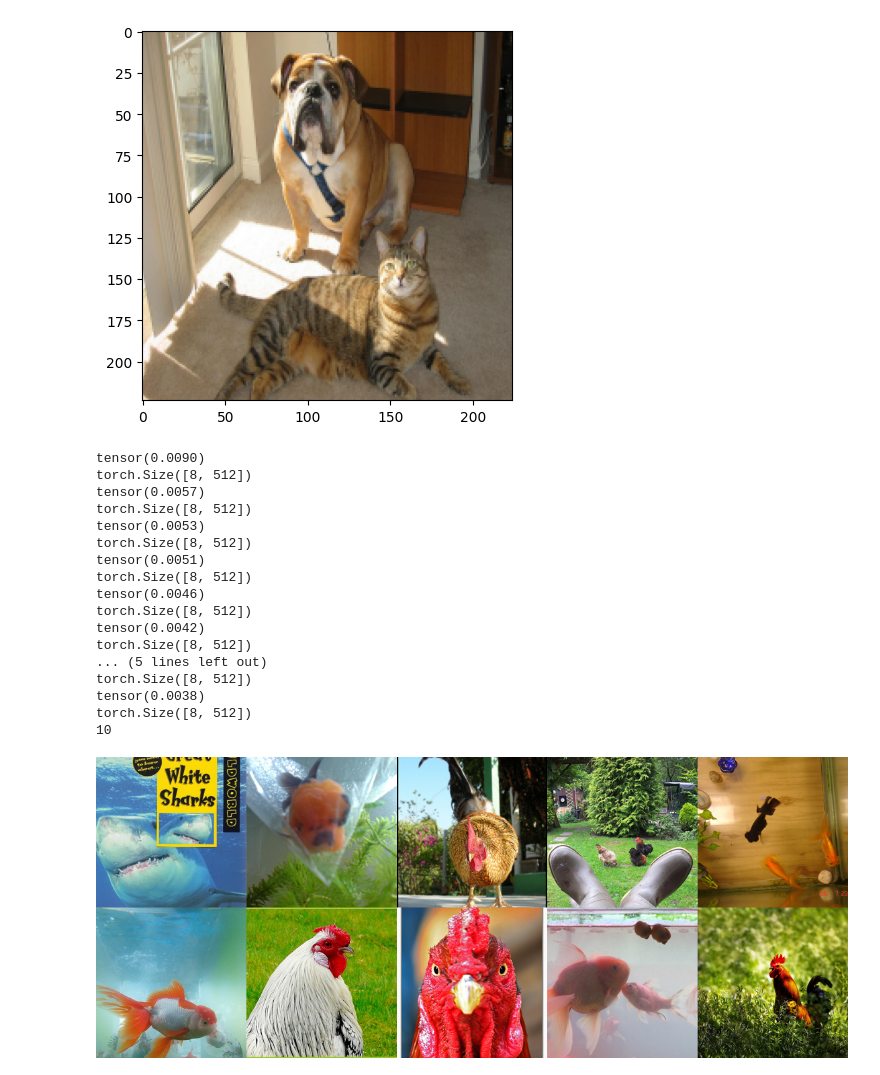
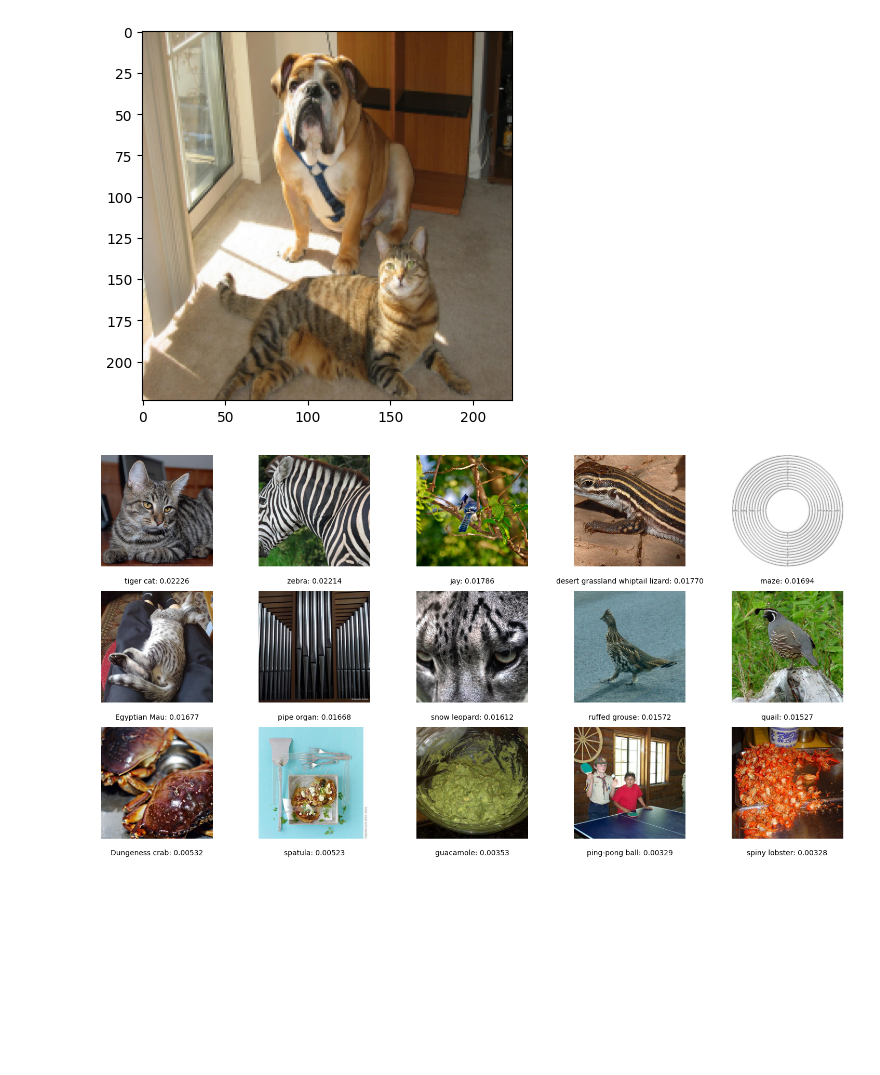
Before and after one commit to vstrozzi/MT2024, a Jupyter notebook: nns.ipynb, the cells around one changed output. Cells and saved outputs as stored; diff of their text form; code cells hidden in the pictures; blank space fills up the shorter version.

Commit message:
nice visualization of top and worst images

```diff
--- a/nns.ipynb
+++ b/nns.ipynb
@@ -79,10 +87,12 @@ search_head = (11, 2) # (layer, head), try also - (23, 8) for color head
 query = attentions[0, search_head[0], search_head[1]] # retrieve activation value for image embedd 0 of head with index 2 in layer 11
 # %%
 ## Go over and search greedily (alternatively, use the precomputed values)
+nr_top_imgs = 10
+nr_worst_imgs = 5
+db_top = [(-float("inf"), None) for _ in range(nr_top_imgs)]
+db_worst = [(-float("inf"), None) for _ in range(nr_worst_imgs)]
 
-nr_top_imgs = 10
-db = [(-float("inf"), None) for _ in range(nr_top_imgs)]
-for index, (images, _) in tqdm.tqdm(enumerate(dataloader)):
+for index, (images, labels) in tqdm.tqdm(enumerate(dataloader), total=len(dataloader)):
     images = images.to(device) # image batch
     with torch.no_grad():
         prs.reinit() # reinitialize the residual stream hook
@@ -94,36 +104,30 @@ for index, (images, _) in tqdm.tqdm(enumerate(dataloader)):
 
         for i in range(min(batch_size, images.shape[0])):
             # Add values in the heap
-            heapq.heappushpop(db, (scores[i], batch_size * index + i)) # (score, index in database)
-        if index == 50:
-            break
-db = sorted(db, key=lambda x: -x[0]) # sort based on negative score
+            heapq.heappushpop(db_top, (scores[i], batch_size * index + i)) # (score, index in database)
+            heapq.heappushpop(db_worst, (-scores[i], batch_size * index + i)) # (score, index in database)
+
+db_top = sorted(db_top, key=lambda x: -x[0]) # sort based on positive score
+db_worst = sorted(db_worst, key=lambda x: -x[0]) # sort based on negative score
 # %%
 # Plot the top images in a grid:
+# Example usage:
 images = []
-for score, image_index in db:
-    print(score)
-    print(current_attentions[:, search_head[0], search_head[1]].shape)
-    images.append(ds_vis[image_index][0]) # retrieve the image from the dataset based on the score, and ignore label
+labels = []
+scores = []
 
-print(len(images))
-image_grid(images, 2, 5)
+# Add top images
+for score, image_index in db_top:
+    images.append(ds_vis[image_index][0])  # retrieve the image from the dataset based on the score, and ignore label
+    labels.append(imagenet_classes[ds_vis[image_index][1]])
+    scores.append(score)
+
+# Add worst images
+for score, image_index in db_worst:
+    images.append(ds_vis[image_index][0])  # retrieve the image from the dataset based on the score, and ignore label
+    labels.append(imagenet_classes[ds_vis[image_index][1]])
+    scores.append(score)
+
+image_grid(images, 3, 5, labels=labels, scores=scores)
 # %% [output]
-tensor(0.0090)
-torch.Size([8, 512])
-tensor(0.0057)
-torch.Size([8, 512])
-tensor(0.0053)
-torch.Size([8, 512])
-tensor(0.0051)
-torch.Size([8, 512])
-tensor(0.0046)
-torch.Size([8, 512])
-tensor(0.0042)
-torch.Size([8, 512])
-... (5 lines left out)
-torch.Size([8, 512])
-tensor(0.0038)
-torch.Size([8, 512])
-10
-[figure, old version]
+[figure, new version]
```
Also changed, not shown: parts of 6 cells of this notebook, 3 other files.
